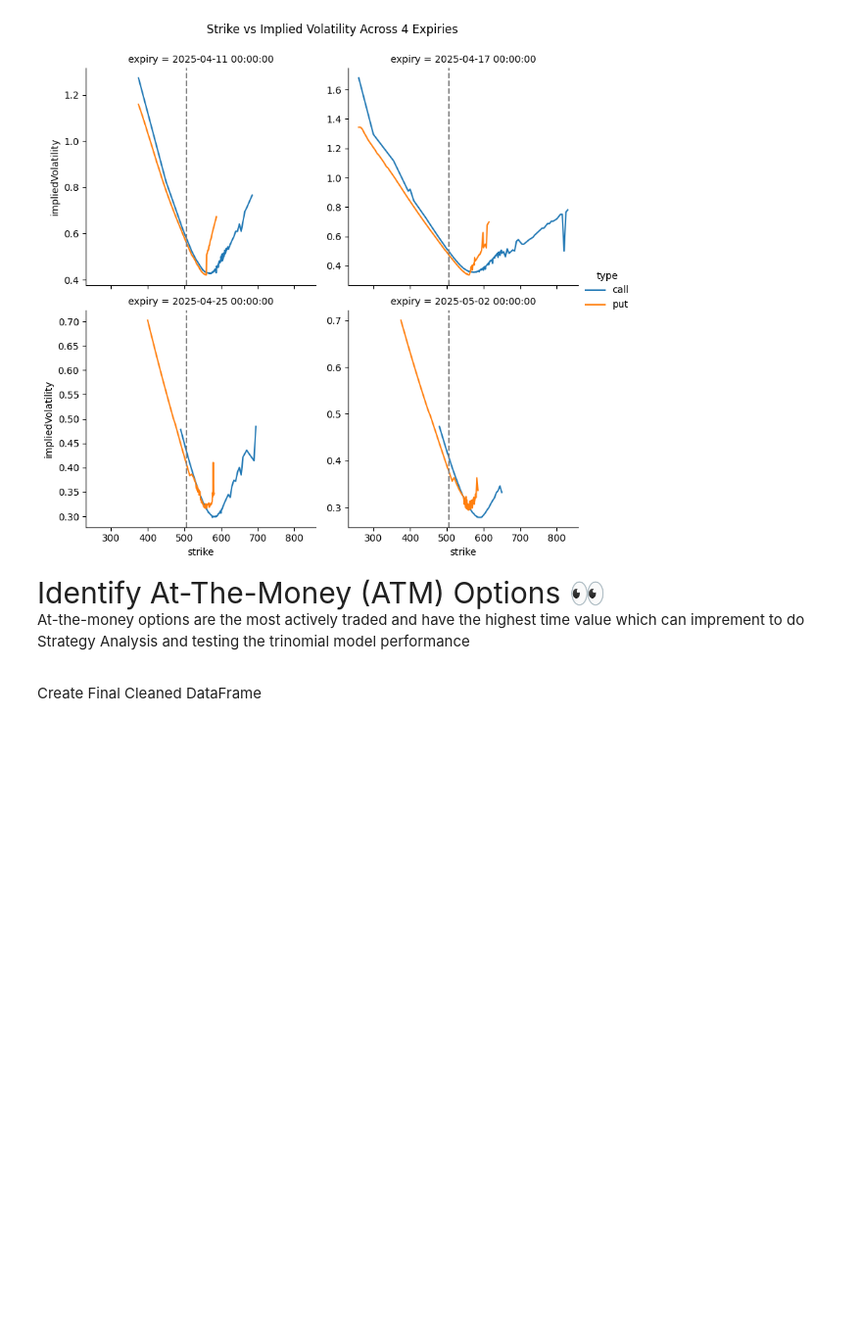
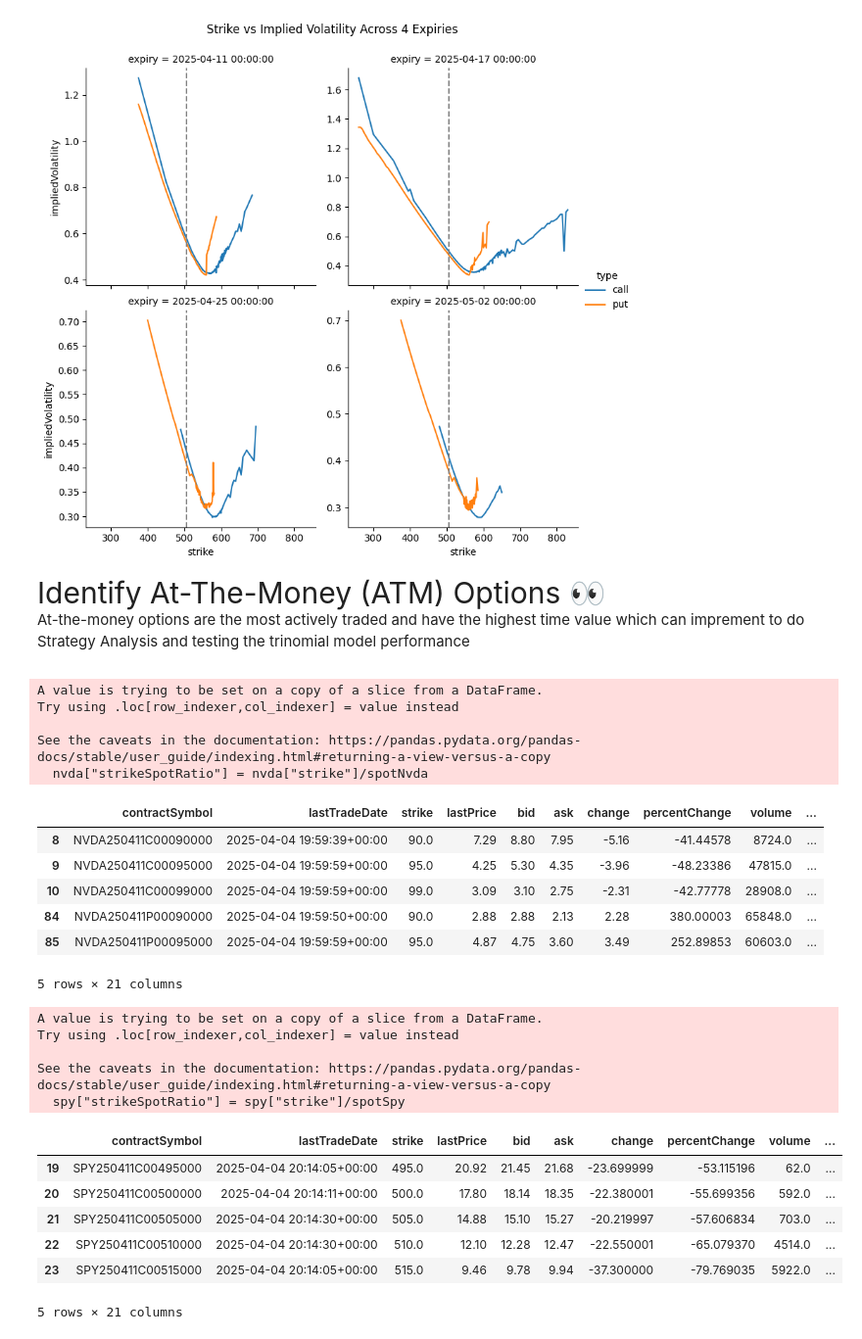
Before and after one commit to Pitchaya-Teeraruttakul/Option-Pricing-and-Risk-Analysis, a Jupyter notebook: data/prepareData.ipynb, the cells around one changed output. Shown at 98% size. Cells and saved outputs as stored; diff of their text form; code cells hidden in the pictures; blank space fills up the shorter version.

```diff
--- a/data/prepareData.ipynb
+++ b/data/prepareData.ipynb
@@ -285,5 +285,42 @@ Identify At-The-Money (ATM) Options 👀
 
 At-the-money options are the most actively traded and have the highest time value which can imprement to do Strategy Analysis and testing the trinomial model performance
 </span>
-# %% [markdown]
-Create Final Cleaned DataFrame
+# %%
+spotNvda = nvda["spot"].iloc[0] #spot = 94.30999755859376
+nvda["strikeSpotRatio"] = nvda["strike"]/spotNvda
+atmNvda = nvda[(nvda["strikeSpotRatio"]>0.95) & (nvda["strikeSpotRatio"]<1.05)] # +- 5% range
+atmNvdaCall = atmNvda[atmNvda["type"] == "call"]
+atmNvdaPut = atmNvda[atmNvda["type"] == "put"]
+display(atmNvda.head())
+
+spotSpy = spy["spot"].iloc[0] #spot = 505.279999
+spy["strikeSpotRatio"] = spy["strike"]/spotSpy
+atmSpy = spy[(spy["strikeSpotRatio"]>0.95) & (spy["strikeSpotRatio"]<1.05)] # +- 5% range
+atmSpyCall = atmSpy[atmSpy["type"] == "call"]
+atmSpyPut = atmSpy[atmSpy["type"] == "put"]
+display(atmSpy.head())
+# %% [output]
+A value is trying to be set on a copy of a slice from a DataFrame.
+Try using .loc[row_indexer,col_indexer] = value instead
+
+See the caveats in the documentation: https://pandas.pydata.org/pandas-docs/stable/user_guide/indexing.html#returning-a-view-versus-a-copy
+  nvda["strikeSpotRatio"] = nvda["strike"]/spotNvda
+|  | contractSymbol | lastTradeDate | strike | lastPrice | bid | ask | change | percentChange | volume | ... |
+| 8 | NVDA250411C00090000 | 2025-04-04 19:59:39+00:00 | 90.0 | 7.29 | 8.80 | 7.95 | -5.16 | -41.44578 | 8724.0 | ... |
+| 9 | NVDA250411C00095000 | 2025-04-04 19:59:59+00:00 | 95.0 | 4.25 | 5.30 | 4.35 | -3.96 | -48.23386 | 47815.0 | ... |
+| 10 | NVDA250411C00099000 | 2025-04-04 19:59:59+00:00 | 99.0 | 3.09 | 3.10 | 2.75 | -2.31 | -42.77778 | 28908.0 | ... |
+| 84 | NVDA250411P00090000 | 2025-04-04 19:59:50+00:00 | 90.0 | 2.88 | 2.88 | 2.13 | 2.28 | 380.00003 | 65848.0 | ... |
+| 85 | NVDA250411P00095000 | 2025-04-04 19:59:59+00:00 | 95.0 | 4.87 | 4.75 | 3.60 | 3.49 | 252.89853 | 60603.0 | ... |
+5 rows × 21 columns
+A value is trying to be set on a copy of a slice from a DataFrame.
+Try using .loc[row_indexer,col_indexer] = value instead
+
+See the caveats in the documentation: https://pandas.pydata.org/pandas-docs/stable/user_guide/indexing.html#returning-a-view-versus-a-copy
+  spy["strikeSpotRatio"] = spy["strike"]/spotSpy
+|  | contractSymbol | lastTradeDate | strike | lastPrice | bid | ask | change | percentChange | volume | ... |
+| 19 | SPY250411C00495000 | 2025-04-04 20:14:05+00:00 | 495.0 | 20.92 | 21.45 | 21.68 | -23.699999 | -53.115196 | 62.0 | ... |
+| 20 | SPY250411C00500000 | 2025-04-04 20:14:11+00:00 | 500.0 | 17.80 | 18.14 | 18.35 | -22.380001 | -55.699356 | 592.0 | ... |
+| 21 | SPY250411C00505000 | 2025-04-04 20:14:30+00:00 | 505.0 | 14.88 | 15.10 | 15.27 | -20.219997 | -57.606834 | 703.0 | ... |
+| 22 | SPY250411C00510000 | 2025-04-04 20:14:30+00:00 | 510.0 | 12.10 | 12.28 | 12.47 | -22.550001 | -65.079370 | 4514.0 | ... |
+| 23 | SPY250411C00515000 | 2025-04-04 20:14:05+00:00 | 515.0 | 9.46 | 9.78 | 9.94 | -37.300000 | -79.769035 | 5922.0 | ... |
+5 rows × 21 columns
```
Also changed, not shown: parts of 6 cells of this notebook, 2 other files.
